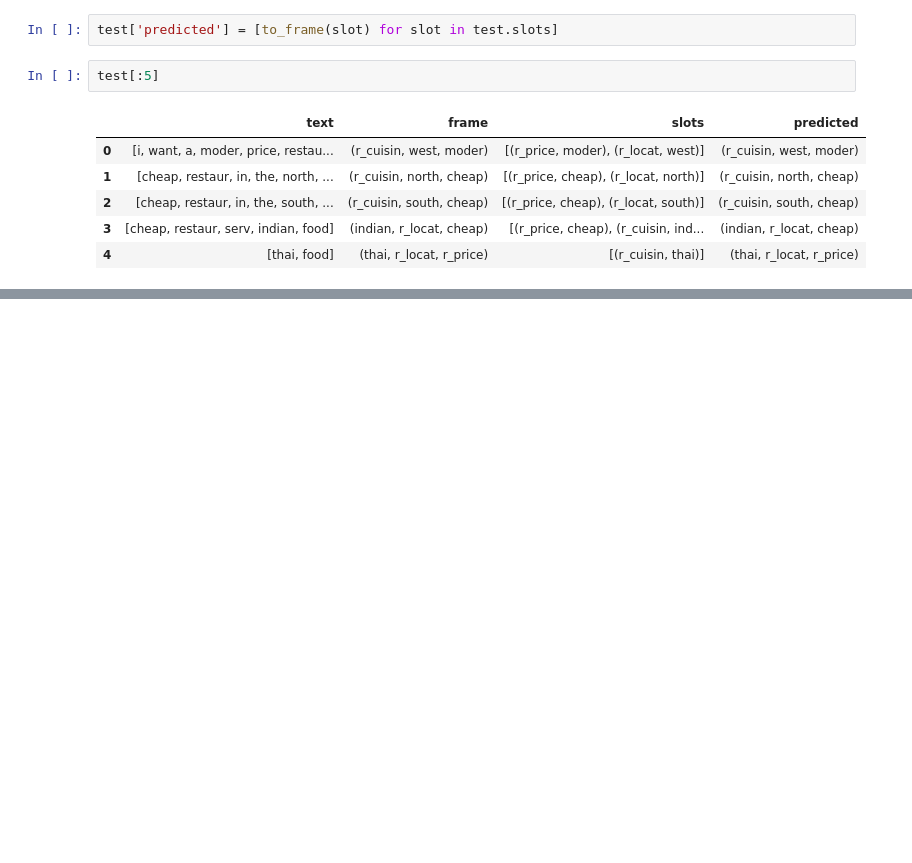
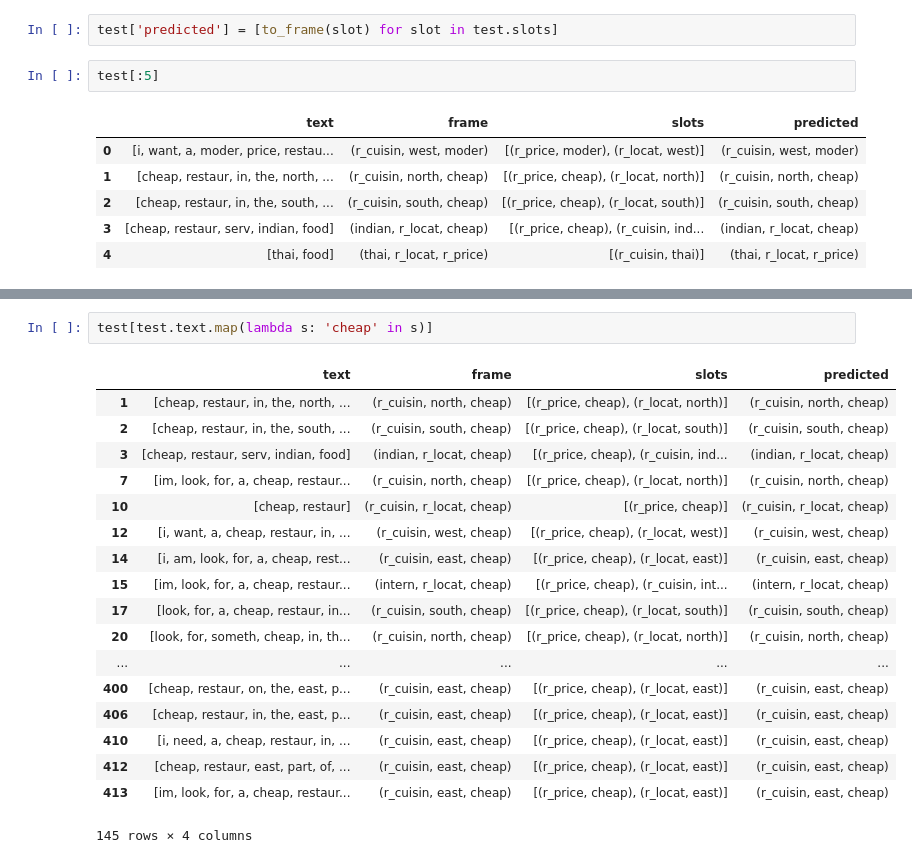
Before and after one commit to Hyperparticle/graph-nlu, a Jupyter notebook: dynamic_memory_restaurant.ipynb, the cells around one changed output, grey strips where cells are left out. Drawn from its saved outputs; the diff is of its cells as text; blank space fills up the shorter version.

```diff
--- a/dynamic_memory_restaurant.ipynb
+++ b/dynamic_memory_restaurant.ipynb
@@ -225,0 +247,21 @@ accuracy_score(base_actual, base_predicted)
+# %%
+test[test.text.map(lambda s: 'cheap' in s)]
+# %% [output]
+|  | text | frame | slots | predicted |
+| 1 | [cheap, restaur, in, the, north, ... | (r_cuisin, north, cheap) | [(r_price, cheap), (r_locat, north)] | (r_cuisin, north, cheap) |
+| 2 | [cheap, restaur, in, the, south, ... | (r_cuisin, south, cheap) | [(r_price, cheap), (r_locat, south)] | (r_cuisin, south, cheap) |
+| 3 | [cheap, restaur, serv, indian, food] | (indian, r_locat, cheap) | [(r_price, cheap), (r_cuisin, ind... | (indian, r_locat, cheap) |
+| 7 | [im, look, for, a, cheap, restaur... | (r_cuisin, north, cheap) | [(r_price, cheap), (r_locat, north)] | (r_cuisin, north, cheap) |
+| 10 | [cheap, restaur] | (r_cuisin, r_locat, cheap) | [(r_price, cheap)] | (r_cuisin, r_locat, cheap) |
+| 12 | [i, want, a, cheap, restaur, in, ... | (r_cuisin, west, cheap) | [(r_price, cheap), (r_locat, west)] | (r_cuisin, west, cheap) |
+| 14 | [i, am, look, for, a, cheap, rest... | (r_cuisin, east, cheap) | [(r_price, cheap), (r_locat, east)] | (r_cuisin, east, cheap) |
+| 15 | [im, look, for, a, cheap, restaur... | (intern, r_locat, cheap) | [(r_price, cheap), (r_cuisin, int... | (intern, r_locat, cheap) |
+| 17 | [look, for, a, cheap, restaur, in... | (r_cuisin, south, cheap) | [(r_price, cheap), (r_locat, south)] | (r_cuisin, south, cheap) |
+| 20 | [look, for, someth, cheap, in, th... | (r_cuisin, north, cheap) | [(r_price, cheap), (r_locat, north)] | (r_cuisin, north, cheap) |
+| ... | ... | ... | ... | ... |
+| 400 | [cheap, restaur, on, the, east, p... | (r_cuisin, east, cheap) | [(r_price, cheap), (r_locat, east)] | (r_cuisin, east, cheap) |
+| 406 | [cheap, restaur, in, the, east, p... | (r_cuisin, east, cheap) | [(r_price, cheap), (r_locat, east)] | (r_cuisin, east, cheap) |
+| 410 | [i, need, a, cheap, restaur, in, ... | (r_cuisin, east, cheap) | [(r_price, cheap), (r_locat, east)] | (r_cuisin, east, cheap) |
+| 412 | [cheap, restaur, east, part, of, ... | (r_cuisin, east, cheap) | [(r_price, cheap), (r_locat, east)] | (r_cuisin, east, cheap) |
+| 413 | [im, look, for, a, cheap, restaur... | (r_cuisin, east, cheap) | [(r_price, cheap), (r_locat, east)] | (r_cuisin, east, cheap) |
+145 rows × 4 columns
```
Also changed, not shown: parts of 5 cells of this notebook, 1 other file.
